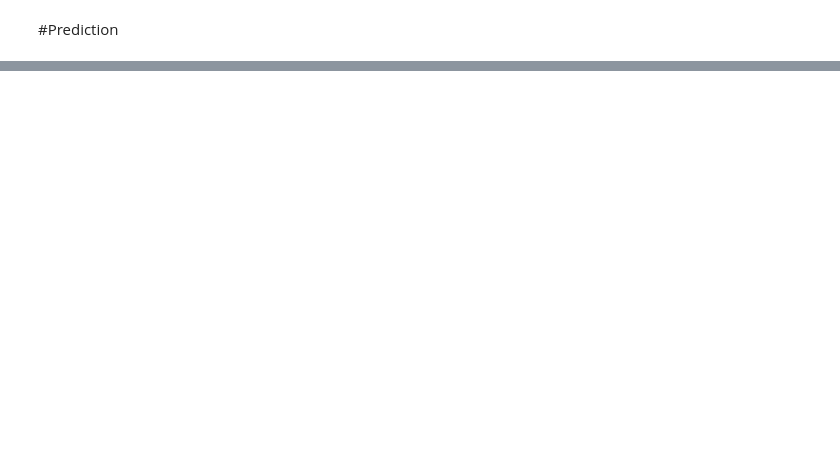
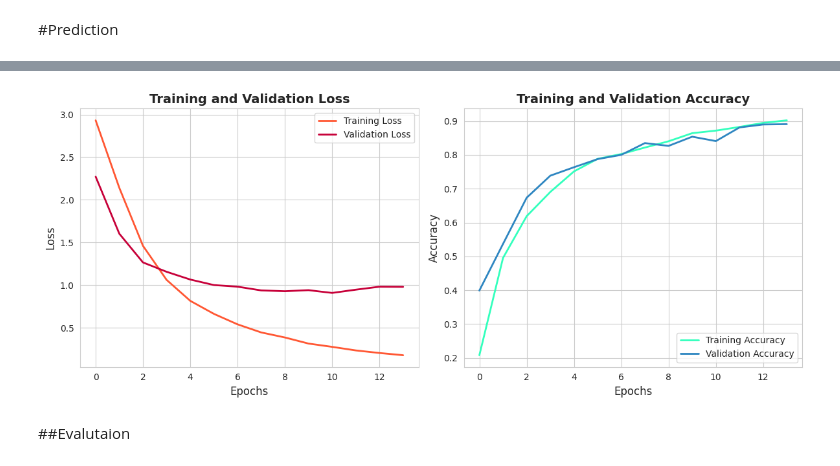
Before and after one commit to matdcp/Data-dreamers-, a Jupyter notebook: NEURAL.ipynb, the cells around one changed output, grey strips where cells are left out. Drawn from its saved outputs; the diff is of its cells as text; code cells hidden in the pictures; blank space fills up the shorter version.

```diff
--- a/NEURAL.ipynb
+++ b/NEURAL.ipynb
@@ -513,0 +599,5 @@ Predicted Labels: ['O', 'O', 'O', 'O', 'O', 'O', 'O', 'O', 'O', 'O']
+# %%
+class_weights_tensor_bilstm = tf.constant(
+    [class_weights_dict[i] for i in range(num_classes)],
+    dtype=tf.float32
+)
@@ -513,0 +679,9 @@ Predicted Labels: ['O', 'O', 'O', 'O', 'O', 'O', 'O', 'O', 'O', 'O']
+# %%
+history_bilstm = model_bilstm.fit(
+    X_train, y_train,
+    validation_data=(X_val, y_val),
+    batch_size=32,
+    epochs=20,
+    verbose=1,
+    callbacks=[checkpoint_bilstm, early_stopping_bilstm]
+)
@@ -513,0 +706,34 @@ Predicted Labels: ['O', 'O', 'O', 'O', 'O', 'O', 'O', 'O', 'O', 'O']
+# %%
+# Imposta uno stile chiaro
+sns.set_style("whitegrid")
+
+# Definisci una palette di colori accesi
+train_color_loss = '#FF5733'     # Arancione acceso per la training loss
+val_color_loss = '#C70039'       # Rosso carico per la validation loss
+train_color_acc = '#33FFBD'      # Verde acqua acceso per la training accuracy
+val_color_acc = '#2E86C1'        # Blu brillante per la validation accuracy
+
+fig, axes = plt.subplots(1, 2, figsize=(12, 5))
+
+# Plot della loss
+axes[0].plot(history_bilstm.history['loss'], label='Training Loss', color=train_color_loss, linewidth=2)
+axes[0].plot(history_bilstm.history['val_loss'], label='Validation Loss', color=val_color_loss, linewidth=2)
+axes[0].set_title('Training and Validation Loss', fontsize=14, fontweight='bold')
+axes[0].set_xlabel('Epochs', fontsize=12)
+axes[0].set_ylabel('Loss', fontsize=12)
+axes[0].legend(loc='upper right', fontsize=10)
+
+# Plot dell'accuracy
+axes[1].plot(history_bilstm.history['accuracy'], label='Training Accuracy', color=train_color_acc, linewidth=2)
+axes[1].plot(history_bilstm.history['val_accuracy'], label='Validation Accuracy', color=val_color_acc, linewidth=2)
+axes[1].set_title('Training and Validation Accuracy', fontsize=14, fontweight='bold')
+axes[1].set_xlabel('Epochs', fontsize=12)
+axes[1].set_ylabel('Accuracy', fontsize=12)
+axes[1].legend(loc='lower right', fontsize=10)
+
+plt.tight_layout()
+plt.show()
+# %% [output]
+[figure, added]
+# %% [markdown]
+##Evalutaion
```
Also changed, not shown: parts of 50 cells of this notebook.
